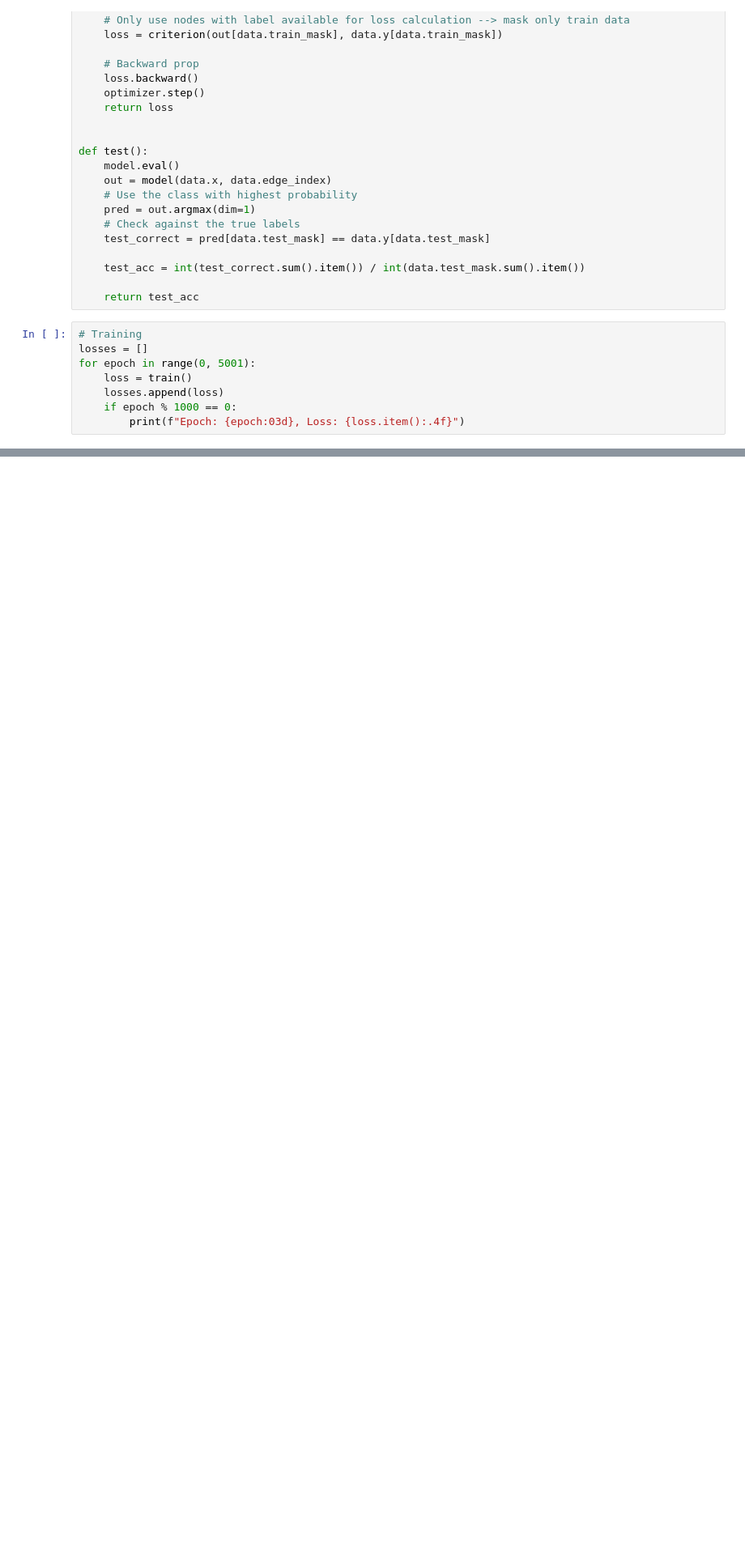
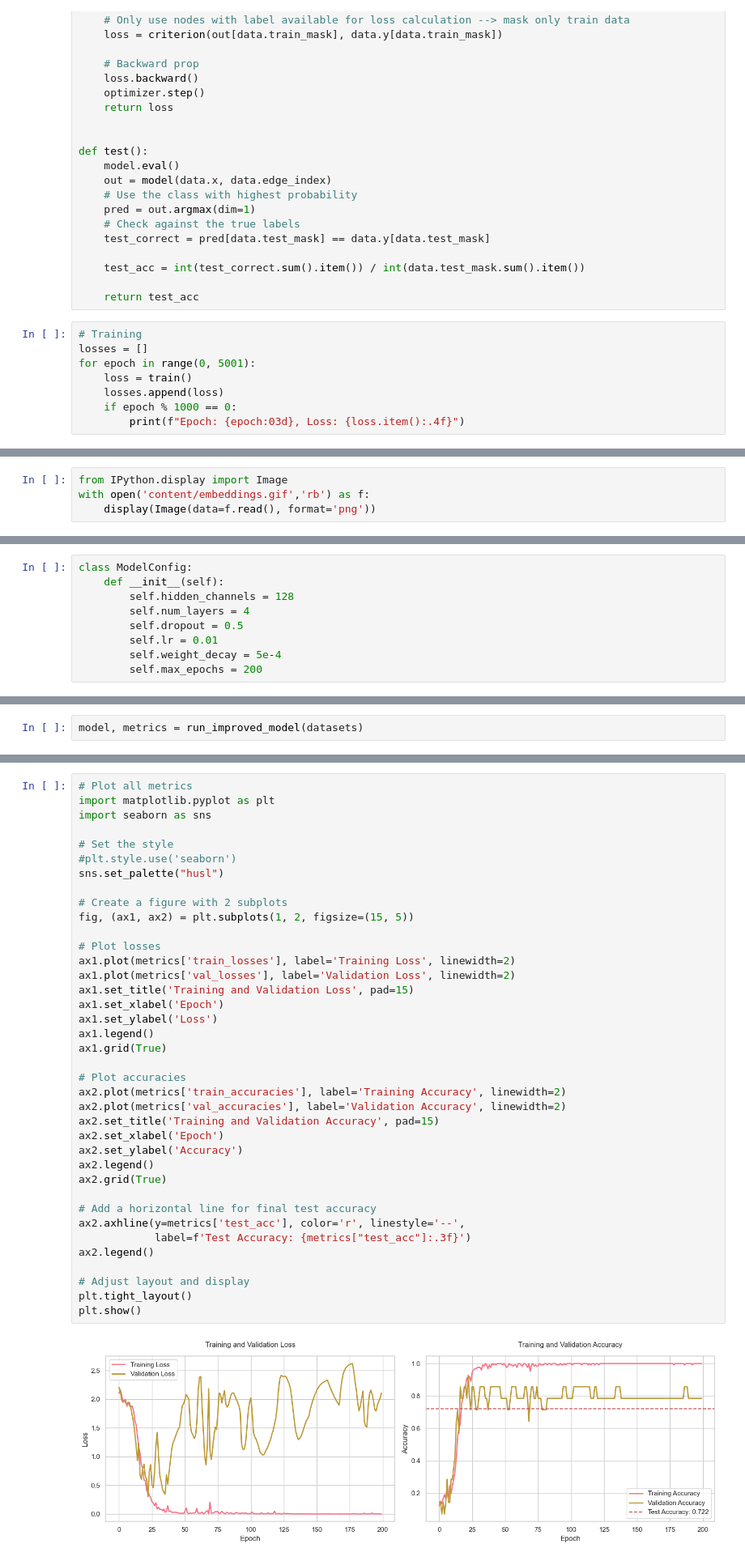
Before and after one commit to dvnguyen02/GNN_Projects, a Jupyter notebook: Node-Classification/knowledge_graph.ipynb, the cells around one changed output, grey strips where cells are left out. Shown at 81% size. Drawn from its saved outputs; the diff is of its cells as text; blank space fills up the shorter version.

Commit message:
added improved model

```diff
--- a/Node-Classification/knowledge_graph.ipynb
+++ b/Node-Classification/knowledge_graph.ipynb
@@ -180,0 +179,4 @@ Test Accuracy: 77.5000%
+# %%
+from IPython.display import Image
+with open('content/embeddings.gif','rb') as f:
+    display(Image(data=f.read(), format='png'))
@@ -180,0 +242,9 @@ Test Accuracy: 77.5000%
+# %%
+class ModelConfig:
+    def __init__(self):
+        self.hidden_channels = 128
+        self.num_layers = 4
+        self.dropout = 0.5
+        self.lr = 0.01
+        self.weight_decay = 5e-4
+        self.max_epochs = 200
@@ -180,0 +387,2 @@ Test Accuracy: 77.5000%
+# %%
+model, metrics = run_improved_model(datasets)
@@ -180,0 +411,40 @@ Test Accuracy: 77.5000%
+# %%
+# Plot all metrics
+import matplotlib.pyplot as plt
+import seaborn as sns
+
+# Set the style
+#plt.style.use('seaborn')
+sns.set_palette("husl")
+
+# Create a figure with 2 subplots
+fig, (ax1, ax2) = plt.subplots(1, 2, figsize=(15, 5))
+
+# Plot losses
+ax1.plot(metrics['train_losses'], label='Training Loss', linewidth=2)
+ax1.plot(metrics['val_losses'], label='Validation Loss', linewidth=2)
+ax1.set_title('Training and Validation Loss', pad=15)
+ax1.set_xlabel('Epoch')
+ax1.set_ylabel('Loss')
+ax1.legend()
+ax1.grid(True)
+
+# Plot accuracies
+ax2.plot(metrics['train_accuracies'], label='Training Accuracy', linewidth=2)
+ax2.plot(metrics['val_accuracies'], label='Validation Accuracy', linewidth=2)
+ax2.set_title('Training and Validation Accuracy', pad=15)
+ax2.set_xlabel('Epoch')
+ax2.set_ylabel('Accuracy')
+ax2.legend()
+ax2.grid(True)
+
+# Add a horizontal line for final test accuracy
+ax2.axhline(y=metrics['test_acc'], color='r', linestyle='--',
+            label=f'Test Accuracy: {metrics["test_acc"]:.3f}')
+ax2.legend()
+
+# Adjust layout and display
+plt.tight_layout()
+plt.show()
+# %% [output]
+[figure, added]
```
Also changed, not shown: parts of 22 cells of this notebook, 1 other file.
